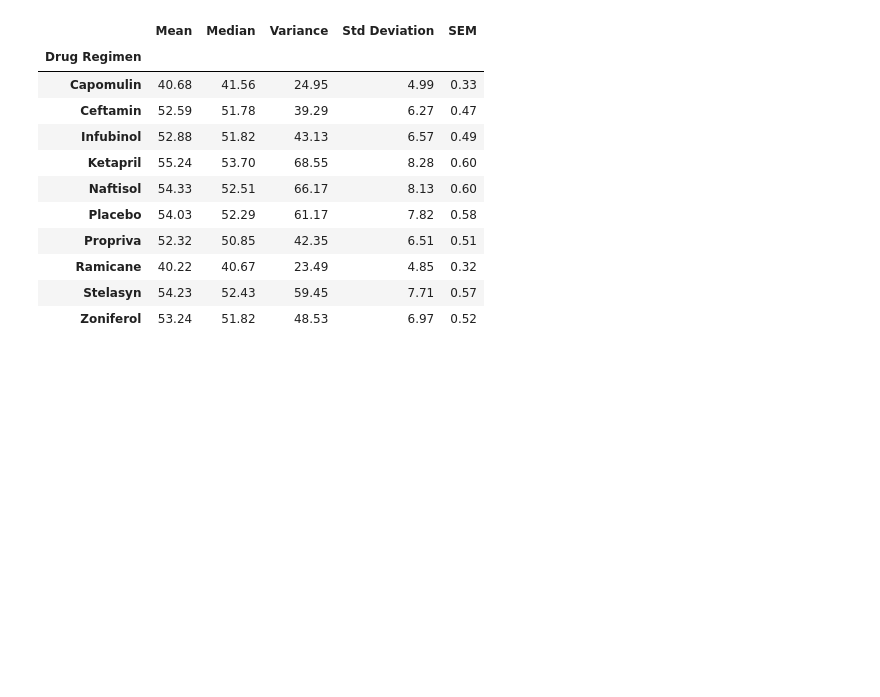
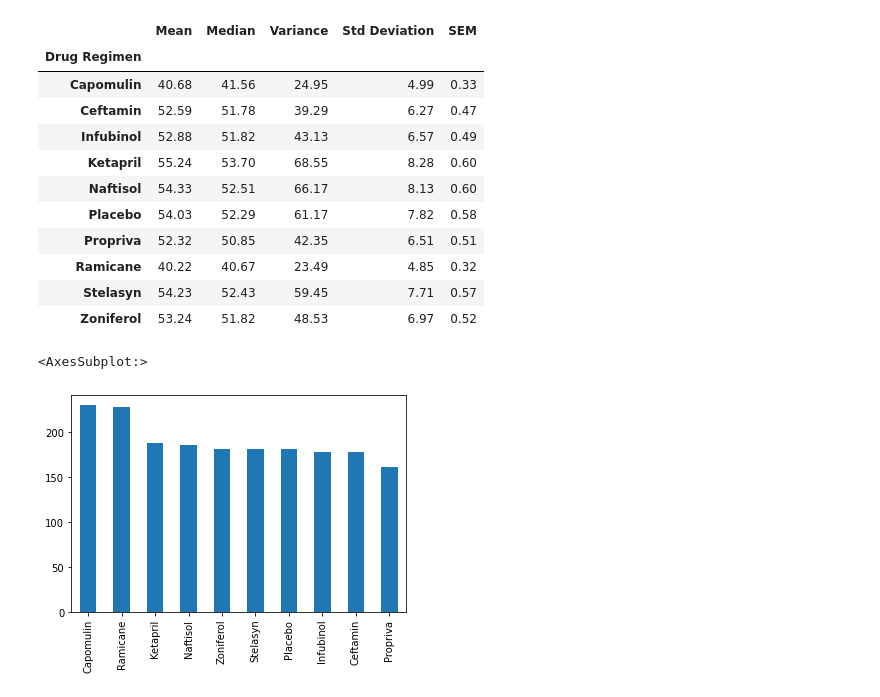
Before and after one commit to josiedeleon/Matplotlib--The-Power-of-Plots, a Jupyter notebook: Pymaceuticals.ipynb, the cells around one changed output. Cells and saved outputs as stored; diff of their text form; code cells hidden in the pictures; blank space fills up the shorter version.

Commit message:
add pandas bar chart

```diff
--- a/Pymaceuticals.ipynb
+++ b/Pymaceuticals.ipynb
@@ -184,6 +182,12 @@ summary_df
 | Zoniferol | 53.24 | 51.82 | 48.53 | 6.97 | 0.52 |
 # %%
 #Generate a bar plot using both Pandas's DataFrame.plot() and Matplotlib's pyplot that shows the total number of measurements taken for each treatment regimen throughout the course of the study.
+
+num_regimens = clean_mouse_data['Drug Regimen'].value_counts()
+num_regimens.plot(kind='bar')
+# %% [output]
+<AxesSubplot:>
+[figure, added]
 # %%
 #Generate a pie plot using both Pandas's DataFrame.plot() and Matplotlib's pyplot that shows the distribution of female or male mice in the study.
 # %%
```
Also changed, not shown: parts of 3 cells of this notebook.
